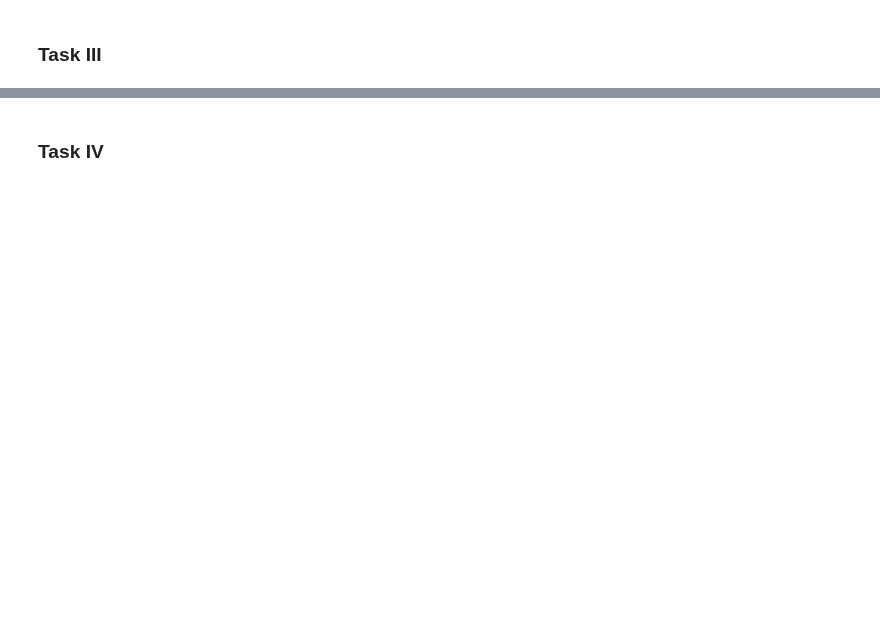
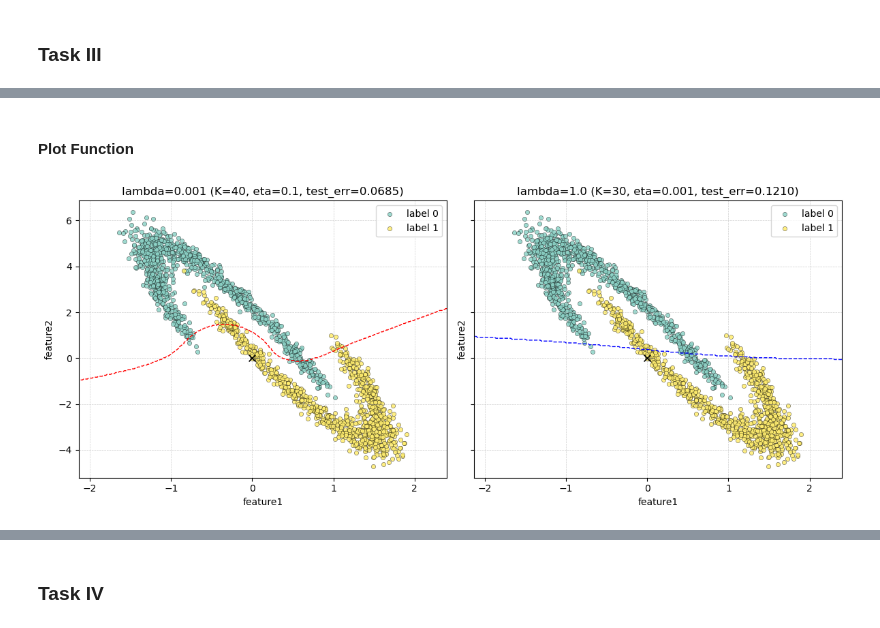
Before and after one commit to MinGGGoD/ML_ASS, a Jupyter notebook: ASS2/35224436_YIMING_ZHANG_a2_sec2.ipynb, the cells around one changed output, grey strips where cells are left out. Cells and saved outputs as stored; diff of their text form; code cells hidden in the pictures; blank space fills up the shorter version.

```diff
--- a/ASS2/35224436_YIMING_ZHANG_a2_sec2.ipynb
+++ b/ASS2/35224436_YIMING_ZHANG_a2_sec2.ipynb
@@ -329,0 +547,53 @@ plt.show()
+# %% [markdown]
+#### Plot Function
+# %%
+# Plot decision boundaries (matching Task II style exactly)
+# Reuse Task II styling
+labels_all_nn = sorted(np.unique(Y_te.ravel()))  # {0, 1}
+lab_name_nn = {0: 'label 0', 1: 'label 1'}
+cmap_nn = plt.get_cmap('Set3', len(labels_all_nn))
+label_to_idx_nn = {lab: i for i, lab in enumerate(labels_all_nn)}
+
+fig, axs = plt.subplots(1, 2, figsize=(12, 5), tight_layout=True, sharex=True, sharey=True)
+
+# Helper function to plot NN decision boundary
+def plot_nn_boundary(ax, model, boundary_color, title):
+    # Grid for decision boundary
+    x_min = X_te[:, 0].min() - 0.5
+    x_max = X_te[:, 0].max() + 0.5
+    y_min = X_te[:, 1].min() - 0.5
+    y_max = X_te[:, 1].max() + 0.5
+    xx, yy = np.meshgrid(np.linspace(x_min, x_max, 300), np.linspace(y_min, y_max, 300))
+
+    grid = np.c_[xx.ravel(), yy.ravel()]
+    zz = model.prediction(grid).ravel().reshape(xx.shape)
+
+    # Decision boundary line (dashed)
+    ax.contour(xx, yy, zz, levels=[0.5], colors=boundary_color, linewidths=1.0, linestyles='--', label='_nolegend_')
+
+    # Test data scatter (same style as Task II)
+    for lab in labels_all_nn:
+        m = (Y_te.ravel() == lab)
+        ax.scatter(X_te[m, 0], X_te[m, 1],
+                   color=cmap_nn(label_to_idx_nn[lab]),
+                   label=lab_name_nn.get(lab, str(lab)),
+                   alpha=0.85, edgecolors='black', linewidths=0.3, s=20)
+
+    ax.scatter([0], [0], marker='x', color='black', s=50, linewidths=1.2, zorder=5)
+    ax.set_title(title)
+    ax.set_xlabel(feat_cols[0])
+    ax.set_ylabel(feat_cols[1])
+    ax.grid(True, which='both', linestyle='--', linewidth=0.5, alpha=0.6)
+    ax.legend(title=None)
+
+# Left: lambda=0.001
+plot_nn_boundary(axs[0], best_lam_0001['model'], boundary_color='red',
+                 title=f"lambda=0.001 (K={best_lam_0001['K']}, eta={best_lam_0001['eta']}, test_err={best_lam_0001['test_err']:.4f})")
+
+# Right: lambda=1.0
+plot_nn_boundary(axs[1], best_lam_1p0['model'], boundary_color='blue',
+                 title=f"lambda=1.0 (K={best_lam_1p0['K']}, eta={best_lam_1p0['eta']}, test_err={best_lam_1p0['test_err']:.4f})")
+
+plt.show()
+# %% [output]
+[figure, added]
```
Also changed, not shown: parts of 8 cells of this notebook.
